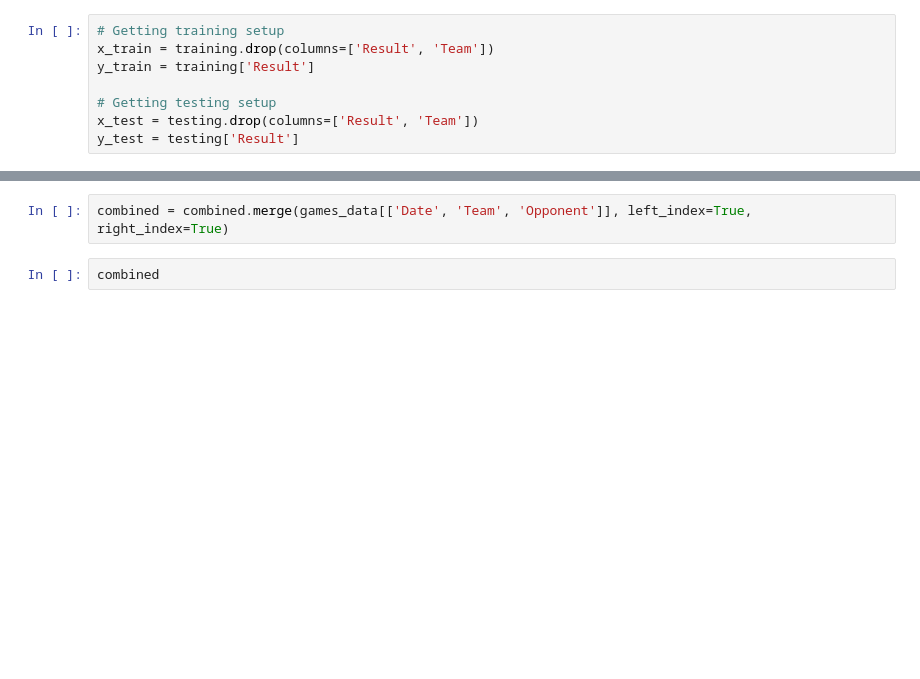
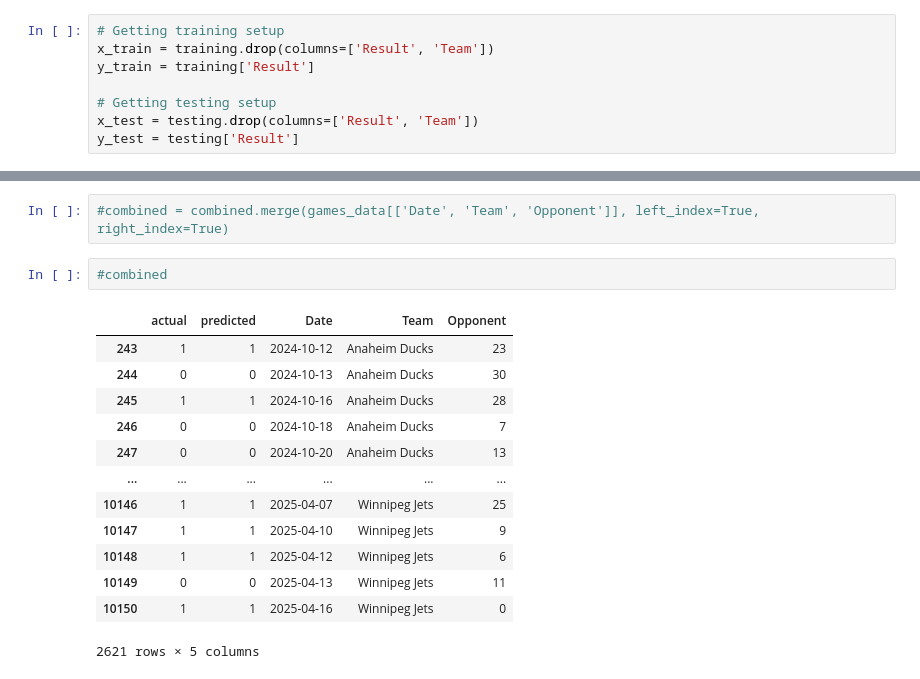
Before and after one commit to vblais12/NHL_stats_predictor, a Jupyter notebook: Testing/Testing.ipynb, the cells around one changed output, grey strips where cells are left out. Drawn from its saved outputs; the diff is of its cells as text; blank space fills up the shorter version.

```diff
--- a/Testing/Testing.ipynb
+++ b/Testing/Testing.ipynb
@@ -107,5 +273,19 @@ combined
 # %%
-combined = combined.merge(games_data[['Date', 'Team', 'Opponent']], left_index=True, right_index=True)
+#combined = combined.merge(games_data[['Date', 'Team', 'Opponent']], left_index=True, right_index=True)
 # %%
-combined
+#combined
+# %% [output]
+|  | actual | predicted | Date | Team | Opponent |
+| 243 | 1 | 1 | 2024-10-12 | Anaheim Ducks | 23 |
+| 244 | 0 | 0 | 2024-10-13 | Anaheim Ducks | 30 |
+| 245 | 1 | 1 | 2024-10-16 | Anaheim Ducks | 28 |
+| 246 | 0 | 0 | 2024-10-18 | Anaheim Ducks | 7 |
+| 247 | 0 | 0 | 2024-10-20 | Anaheim Ducks | 13 |
+| ... | ... | ... | ... | ... | ... |
+| 10146 | 1 | 1 | 2025-04-07 | Winnipeg Jets | 25 |
+| 10147 | 1 | 1 | 2025-04-10 | Winnipeg Jets | 9 |
+| 10148 | 1 | 1 | 2025-04-12 | Winnipeg Jets | 6 |
+| 10149 | 0 | 0 | 2025-04-13 | Winnipeg Jets | 11 |
+| 10150 | 1 | 1 | 2025-04-16 | Winnipeg Jets | 0 |
+2621 rows × 5 columns
 # %%
```
Also changed, not shown: parts of 31 cells of this notebook, 1 other file.
